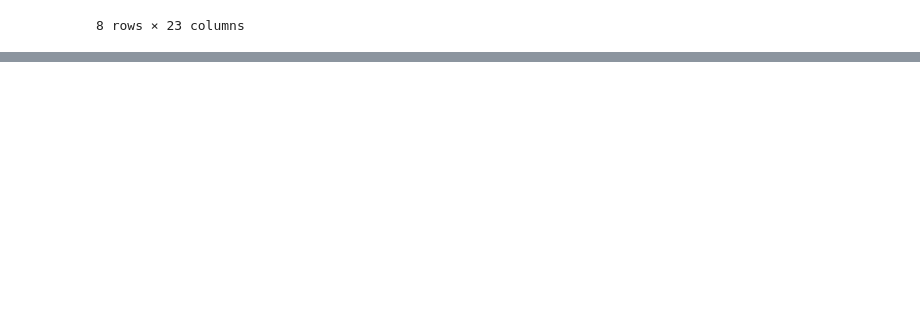
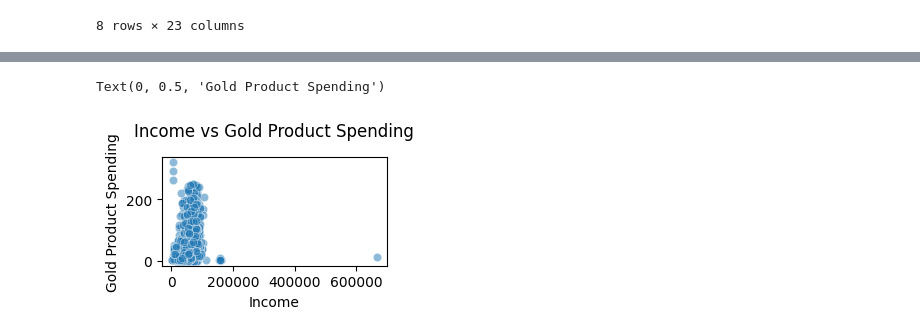
Before and after one commit to GodErlich/TDS-project, a Jupyter notebook: analysis.ipynb, the cells around one changed output, grey strips where cells are left out. Cells and saved outputs as stored; diff of their text form; code cells hidden in the pictures; blank space fills up the shorter version.

```diff
--- a/analysis.ipynb
+++ b/analysis.ipynb
@@ -52,0 +60,9 @@ dtf.describe()
+# %%
+plt.subplot(3, 2, 1)
+sns.scatterplot(data=dtf, x='Income', y='MntGoldProds', alpha=0.5)
+plt.title('Income vs Gold Product Spending', fontsize=12, pad=15)
+plt.xlabel('Income')
+plt.ylabel('Gold Product Spending')
+# %% [output]
+Text(0, 0.5, 'Gold Product Spending')
+[figure, added]
```
Also changed, not shown: parts of 11 cells of this notebook.
